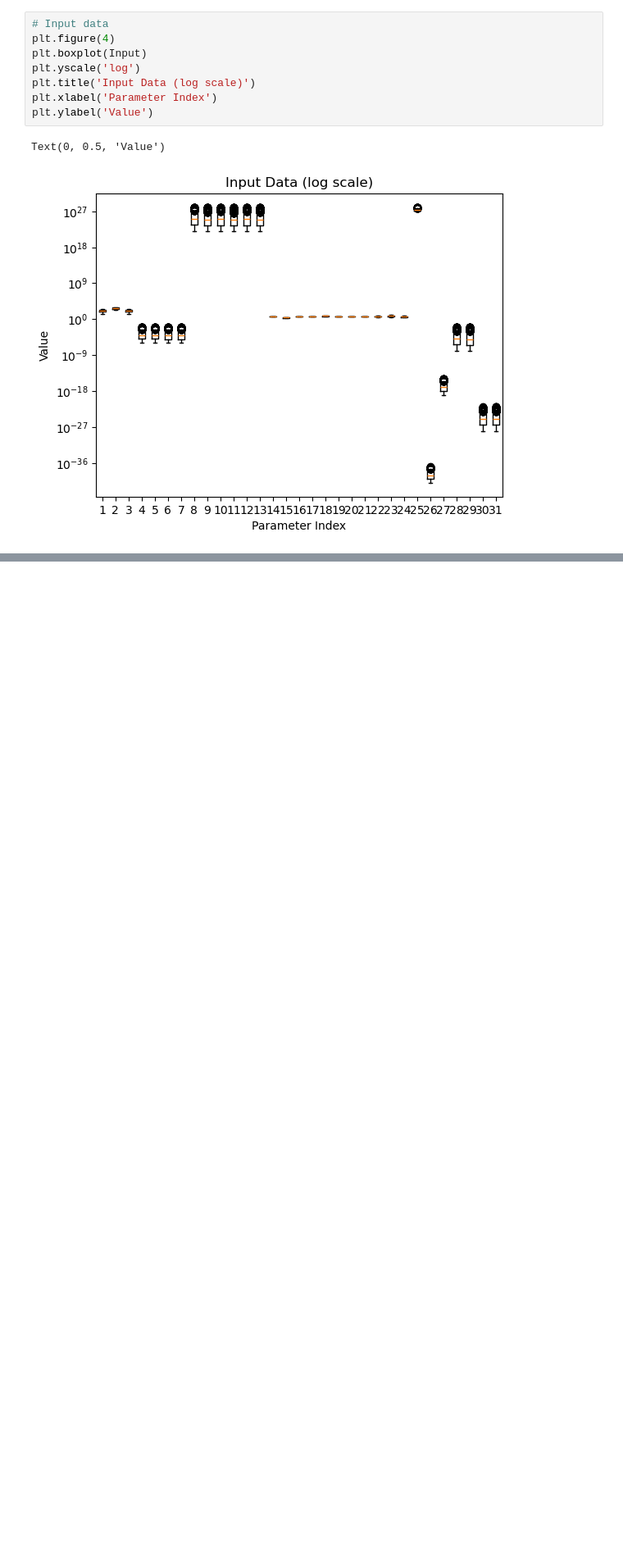
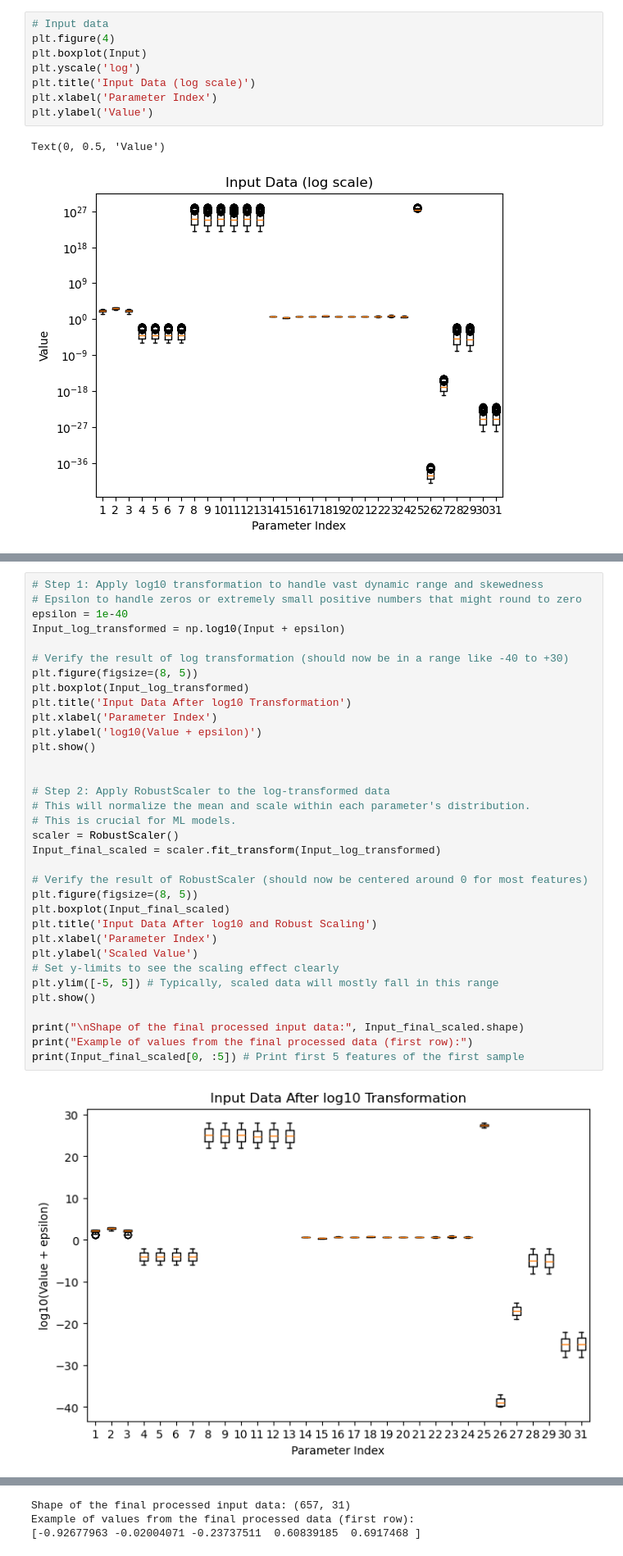
Before and after one commit to supreme-gg-gg/psc-iv-curves-attention-tcn, a Jupyter notebook: notebooks/visualization.ipynb, the cells around one changed output, grey strips where cells are left out. Shown at 82% size. Drawn from its saved outputs; the diff is of its cells as text; blank space fills up the shorter version.

```diff
--- a/notebooks/visualization.ipynb
+++ b/notebooks/visualization.ipynb
@@ -86,0 +91,36 @@ plt.show()
+# %%
+# Step 1: Apply log10 transformation to handle vast dynamic range and skewedness
+# Epsilon to handle zeros or extremely small positive numbers that might round to zero
+epsilon = 1e-40
+Input_log_transformed = np.log10(Input + epsilon)
+
+# Verify the result of log transformation (should now be in a range like -40 to +30)
+plt.figure(figsize=(8, 5))
+plt.boxplot(Input_log_transformed)
+plt.title('Input Data After log10 Transformation')
+plt.xlabel('Parameter Index')
+plt.ylabel('log10(Value + epsilon)')
+plt.show()
+
+
+# Step 2: Apply RobustScaler to the log-transformed data
+# This will normalize the mean and scale within each parameter's distribution.
+# This is crucial for ML models.
+scaler = RobustScaler()
+Input_final_scaled = scaler.fit_transform(Input_log_transformed)
+
+# Verify the result of RobustScaler (should now be centered around 0 for most features)
+plt.figure(figsize=(8, 5))
+plt.boxplot(Input_final_scaled)
+plt.title('Input Data After log10 and Robust Scaling')
+plt.xlabel('Parameter Index')
+plt.ylabel('Scaled Value')
+# Set y-limits to see the scaling effect clearly
+plt.ylim([-5, 5]) # Typically, scaled data will mostly fall in this range
+plt.show()
+
+print("\nShape of the final processed input data:", Input_final_scaled.shape)
+print("Example of values from the final processed data (first row):")
+print(Input_final_scaled[0, :5]) # Print first 5 features of the first sample
+# %% [output]
+[figure, added]
@@ -86,0 +128,3 @@ plt.show()
+Shape of the final processed input data: (657, 31)
+Example of values from the final processed data (first row):
+[-0.92677963 -0.02004071 -0.23737511  0.60839185  0.6917468 ]
```
Also changed, not shown: parts of 8 cells of this notebook, 2 other files.
